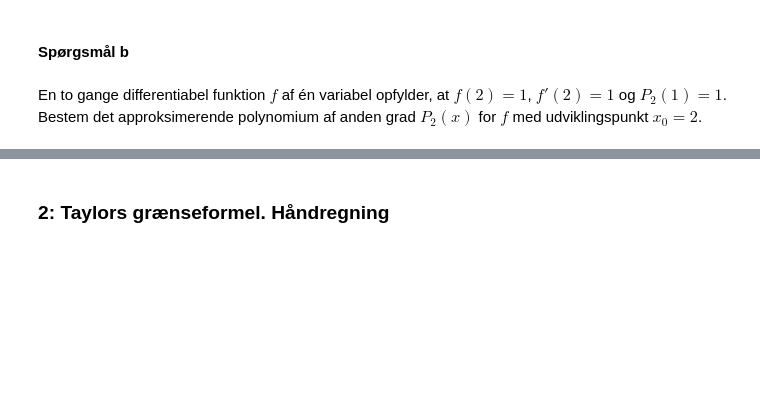
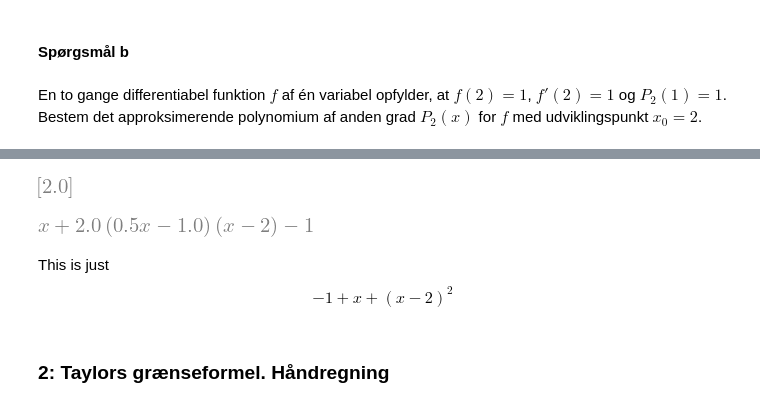
Before and after one commit to Chrisser1/01002-Mathematics-1b, a Jupyter notebook: week5/inclass_week05.ipynb, the cells around one changed output, grey strips where cells are left out. Cells and saved outputs as stored; diff of their text form; code cells hidden in the pictures; blank space fills up the shorter version.

```diff
--- a/week5/inclass_week05.ipynb
+++ b/week5/inclass_week05.ipynb
@@ -715,3 +801,21 @@ En to gange differentiabel funktion $f$ af én variabel opfylder, at $f(2)=1$, $
+# %%
+x, H_f = symbols('x H_f')
+P2_2 = (1 + (x-2) + 1/2 * (x-2)*((H_f)*(x-2)))
+P2_1 = 1
+eq1 = Eq(P2_2.subs(x, 1), P2_1)
+values = solve(eq1, H_f)
+values
+# %% [output]
+[figure, added]
+# %%
+P2_2.subs(H_f, values[0])
+# %% [output]
+[figure, added]
+# %% [markdown]
+This is just
+$$
+-1 + x + (x-2)^2
+$$
 # %% [markdown]
 ### 2: Taylors grænseformel. Håndregning
 # %% [markdown]
```
Also changed, not shown: parts of 18 cells of this notebook, 2 other files.
